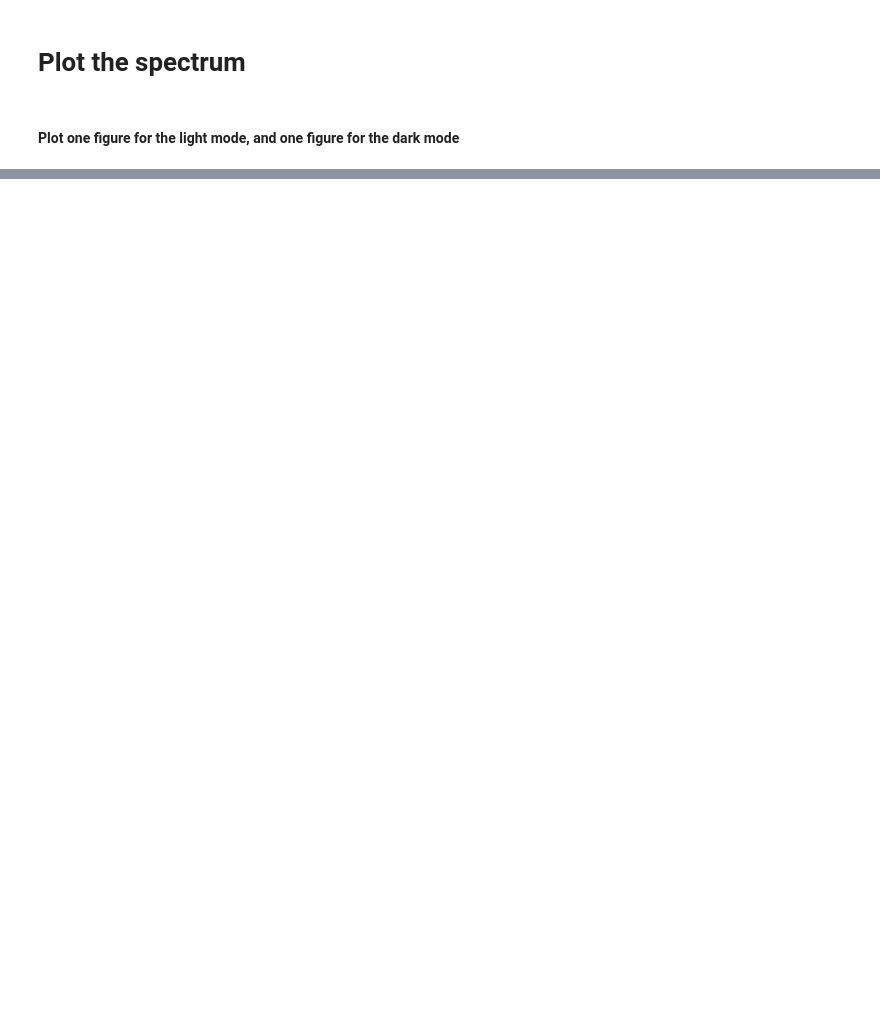
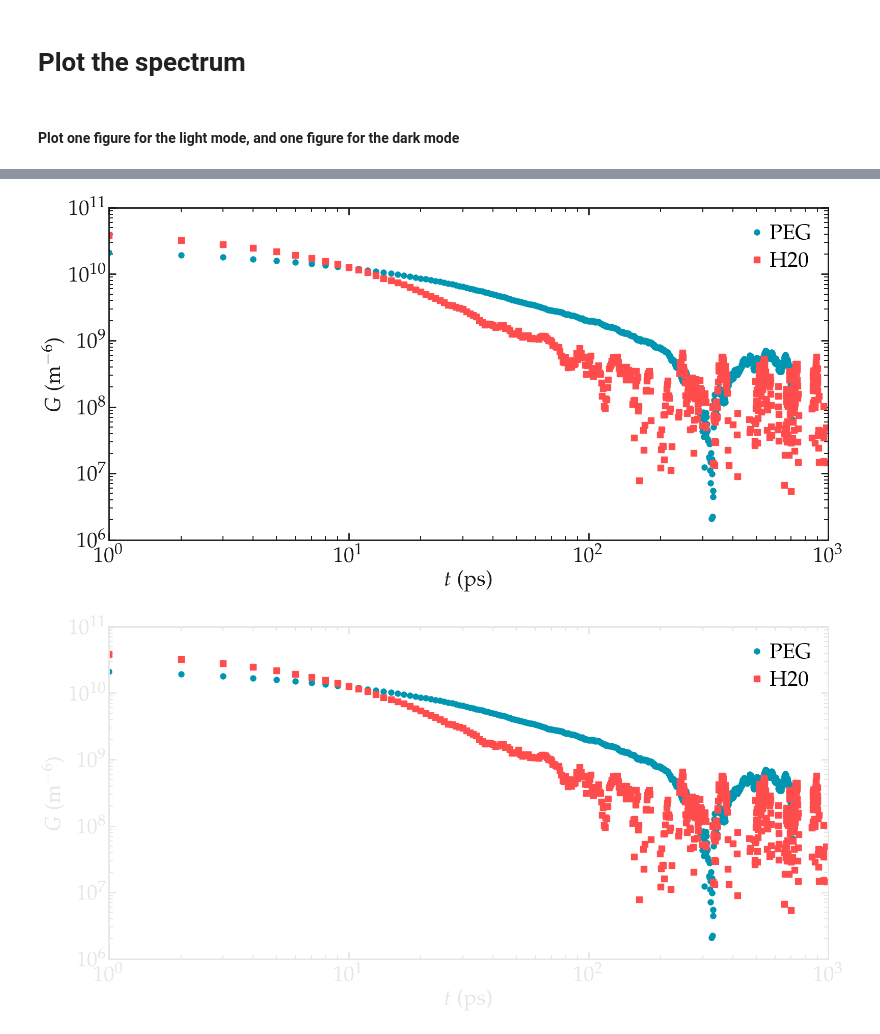
Before and after one commit to simongravelle/nmrformd, a Jupyter notebook: examples/polymer-in-water/analysis.ipynb, the cells around one changed output, grey strips where cells are left out. Drawn from its saved outputs; the diff is of its cells as text; code cells hidden in the pictures; blank space fills up the shorter version.

```diff
--- a/examples/polymer-in-water/analysis.ipynb
+++ b/examples/polymer-in-water/analysis.ipynb
@@ -153,0 +78,13 @@ for mode, mygray in zip(['light', 'dark'], [lightgray, darkgray]):
+# %%
+for mode, mygray in zip(['light', 'dark'], [lightgray, darkgray]):
+    fig = plt.figure(figsize=(16, 8))
+    ax1 = fig.add_subplot(111)
+    ax1.loglog(PEG_nmr.t[:-20], PEG_nmr.gij[0][:-20], 'o', markersize=8, color=myblue, label=r'PEG')
+    ax1.loglog(H2O_nmr.t[:-20], H2O_nmr.gij[0][:-20], 's', markersize=8, color=myred, label=r'H20')
+    figure_improvement(ax1, mygray, font, fontsize,
+                       xlabel=r"$t$ (ps)", ylabel=r'$G$ (m$^{-6}$)',
+                       xlim=(1, 1e3), ylim=(1e6, 1e11))
+    save_figure(plt, fig, mode, name='Gij')
+# %% [output]
+[figure, added]
+[figure, added]
```
Also changed, not shown: parts of 10 cells of this notebook, 6 other files.
